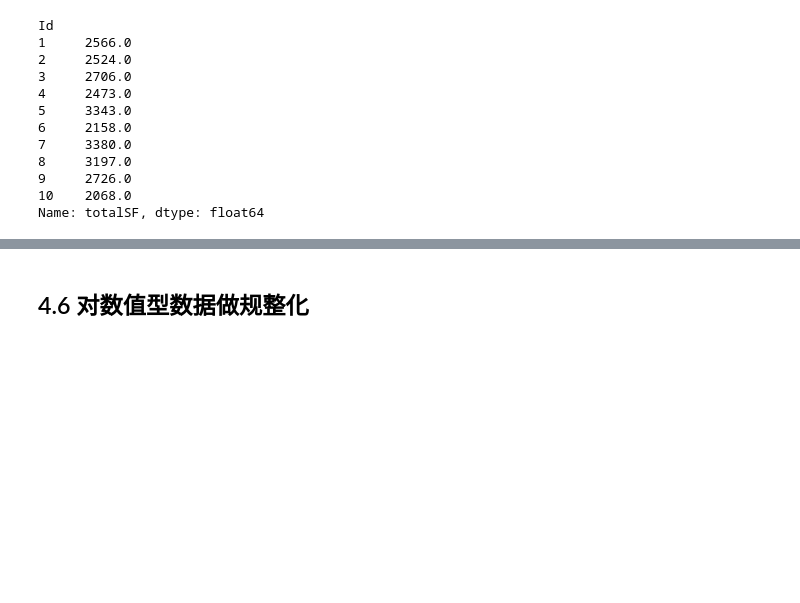
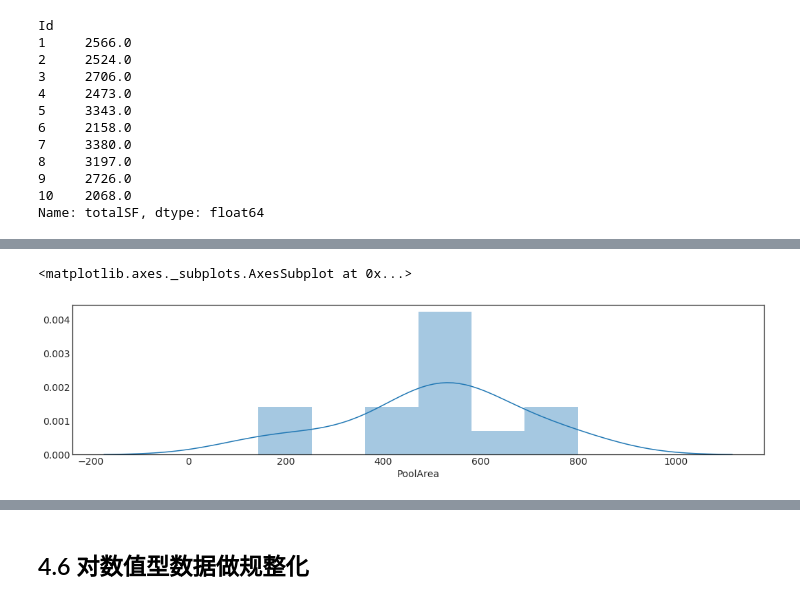
Before and after one commit to wgzhao/machine_learning, a Jupyter notebook: kaggle_house_prices/kaggle_houseprice.ipynb, the cells around one changed output, grey strips where cells are left out. Saved outputs shown, nothing was run; the diff lists cells and outputs as text; code cells hidden in the pictures; blank space fills up the shorter version.

```diff
--- a/kaggle_house_prices/kaggle_houseprice.ipynb
+++ b/kaggle_house_prices/kaggle_houseprice.ipynb
@@ -228,3 +236,9 @@ skewness_df.head(10)
+# %%
+sns.distplot(df.PoolArea[df.PoolArea > 0], kde=True)
+#sns.distplot(scipy.special.boxcox1p(df.PoolArea, 0.1), kde=True)
+# %% [output]
+<matplotlib.axes._subplots.AxesSubplot at 0x...>
+[figure, added]
 # %%
 # 对偏离度较高的特征进行 Box-Cox 调整
 skewness_df = skewness_df[abs(skewness_df) > 0.75]
```
Also changed, not shown: parts of 20 cells of this notebook, 11 other files.
